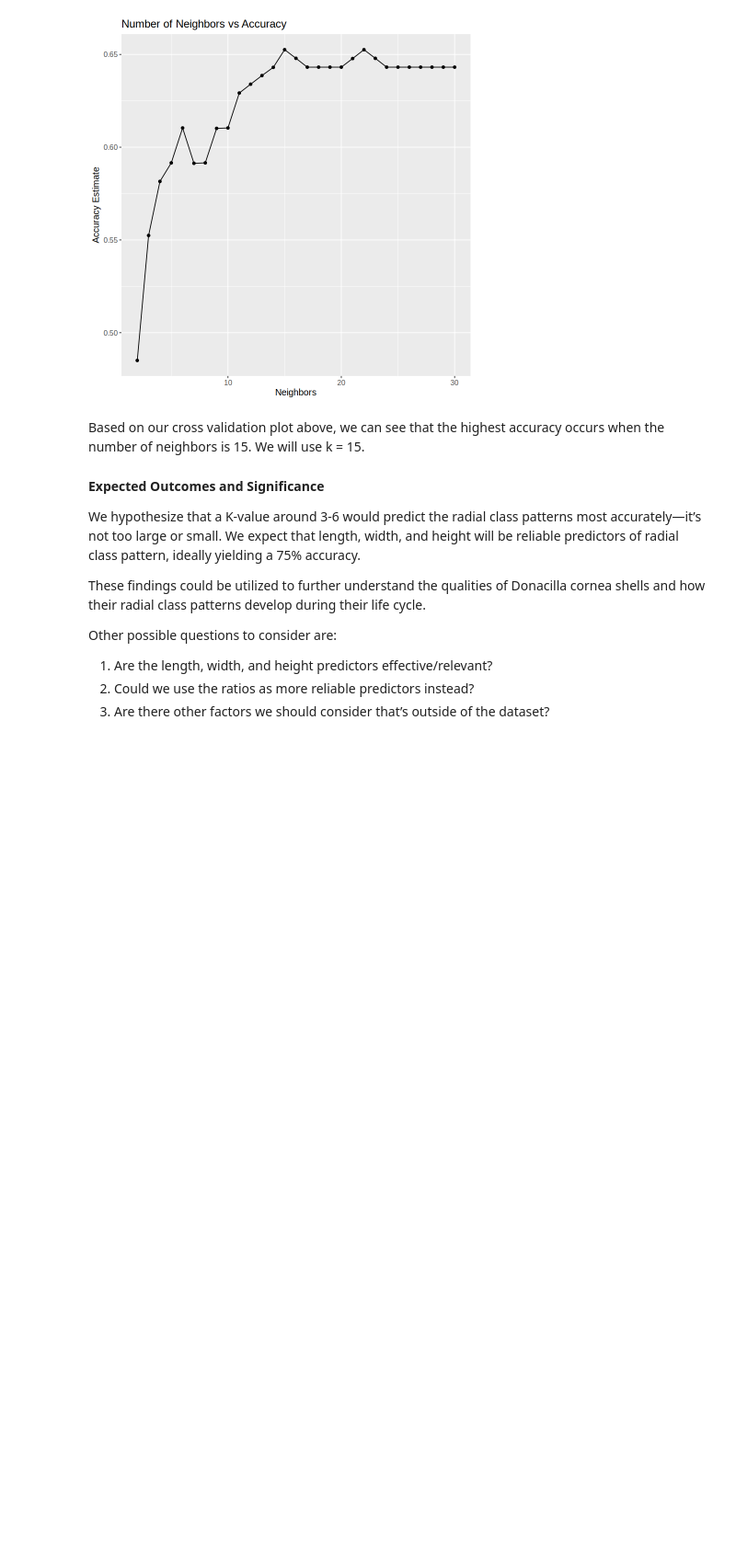
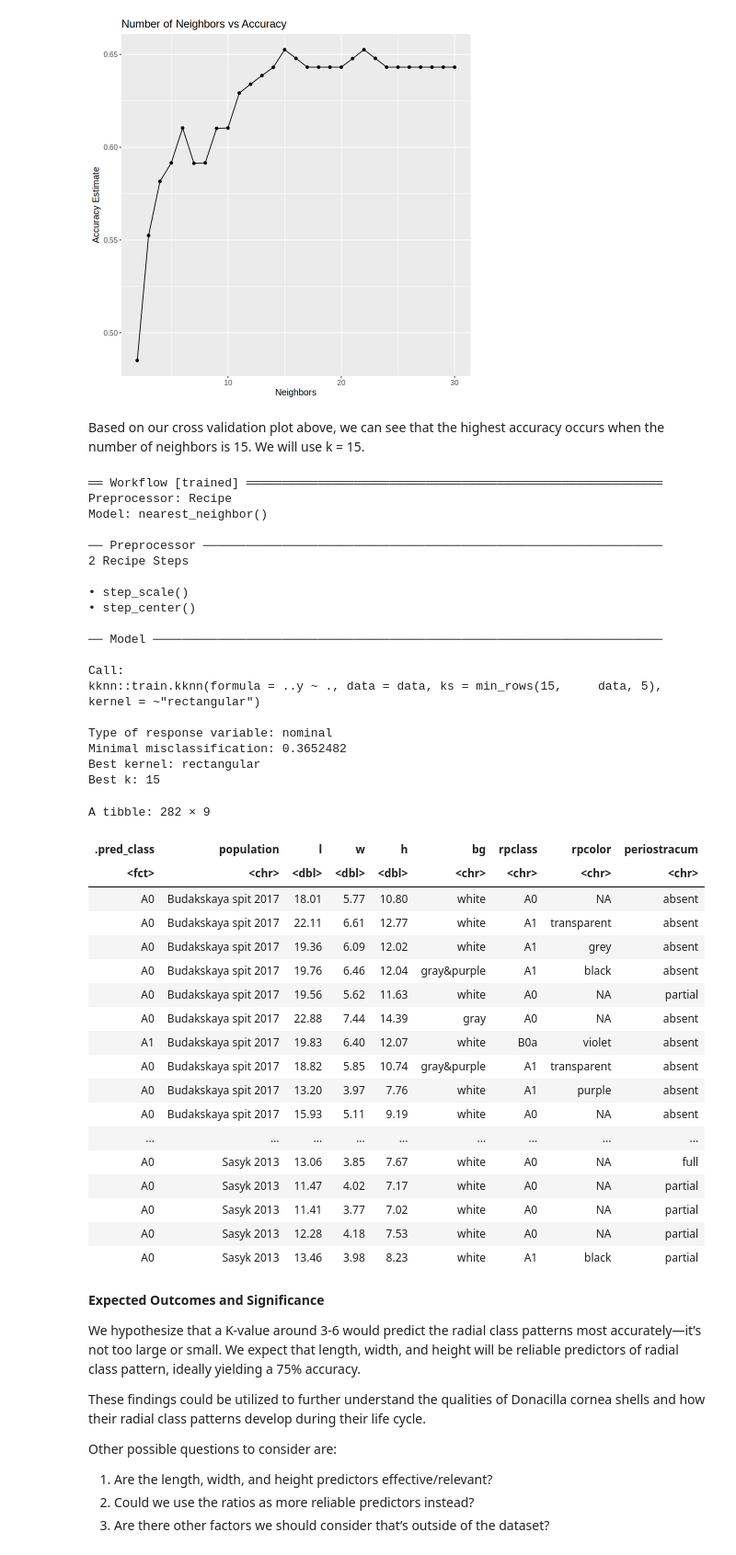
Before and after one commit to rhe9598/dsci_group_project, a Jupyter notebook: DcorneaReport.ipynb, the cells around one changed output. Shown at 92% size. Cells and saved outputs as stored; diff of their text form; code cells hidden in the pictures; blank space fills up the shorter version.

Commit message:
Workflow and prediction table

```diff
--- a/DcorneaReport.ipynb
+++ b/DcorneaReport.ipynb
@@ -296,6 +296,61 @@ A tibble: 29 × 7
 [figure]
 # %% [markdown]
 Based on our cross validation plot above, we can see that the highest accuracy occurs when the number of neighbors is 15. We will use k = 15.
+# %%
+knn_spec_new <- nearest_neighbor(weight_func = "rectangular", neighbors = 15) |>
+      set_engine("kknn") |>
+      set_mode("classification")
+
+knn_fit <- workflow() |>
+    add_recipe(shell_recipe) |>
+    add_model(knn_spec_new) |>
+    fit(data = shellfilterdata)
+
+knn_fit
+
+prediction <- predict(knn_fit, shellfilterdata)
+
+prediction_table <- bind_cols(prediction, shellfilterdata)
+prediction_table
+# %% [output]
+══ Workflow [trained] ══════════════════════════════════════════════════════════
+Preprocessor: Recipe
+Model: nearest_neighbor()
+
+── Preprocessor ────────────────────────────────────────────────────────────────
+2 Recipe Steps
+
+• step_scale()
+• step_center()
+
+── Model ───────────────────────────────────────────────────────────────────────
+
+Call:
+kknn::train.kknn(formula = ..y ~ ., data = data, ks = min_rows(15,     data, 5), kernel = ~"rectangular")
+
+Type of response variable: nominal
+Minimal misclassification: 0.3652482
+Best kernel: rectangular
+Best k: 15
+A tibble: 282 × 9
+| .pred_class | population | l | w | h | bg | rpclass | rpcolor | periostracum |
+| <fct> | <chr> | <dbl> | <dbl> | <dbl> | <chr> | <chr> | <chr> | <chr> |
+| A0 | Budakskaya spit 2017 | 18.01 | 5.77 | 10.80 | white | A0 | NA | absent |
+| A0 | Budakskaya spit 2017 | 22.11 | 6.61 | 12.77 | white | A1 | transparent | absent |
+| A0 | Budakskaya spit 2017 | 19.36 | 6.09 | 12.02 | white | A1 | grey | absent |
+| A0 | Budakskaya spit 2017 | 19.76 | 6.46 | 12.04 | gray&purple | A1 | black | absent |
+| A0 | Budakskaya spit 2017 | 19.56 | 5.62 | 11.63 | white | A0 | NA | partial |
+| A0 | Budakskaya spit 2017 | 22.88 | 7.44 | 14.39 | gray | A0 | NA | absent |
+| A1 | Budakskaya spit 2017 | 19.83 | 6.40 | 12.07 | white | B0a | violet | absent |
+| A0 | Budakskaya spit 2017 | 18.82 | 5.85 | 10.74 | gray&purple | A1 | transparent | absent |
+| A0 | Budakskaya spit 2017 | 13.20 | 3.97 | 7.76 | white | A1 | purple | absent |
+| A0 | Budakskaya spit 2017 | 15.93 | 5.11 | 9.19 | white | A0 | NA | absent |
+| ... | ... | ... | ... | ... | ... | ... | ... | ... |
+| A0 | Sasyk 2013 | 13.06 | 3.85 | 7.67 | white | A0 | NA | full |
+| A0 | Sasyk 2013 | 11.47 | 4.02 | 7.17 | white | A0 | NA | partial |
+| A0 | Sasyk 2013 | 11.41 | 3.77 | 7.02 | white | A0 | NA | partial |
+| A0 | Sasyk 2013 | 12.28 | 4.18 | 7.53 | white | A0 | NA | partial |
+| A0 | Sasyk 2013 | 13.46 | 3.98 | 8.23 | white | A1 | black | partial |
 # %% [markdown]
 **Expected Outcomes and Significance**
 
```
Also changed, not shown: parts of 1 cell of this notebook.
